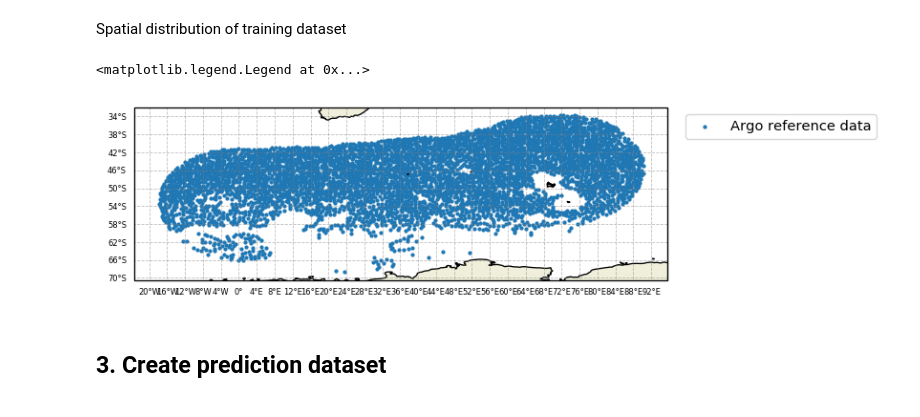
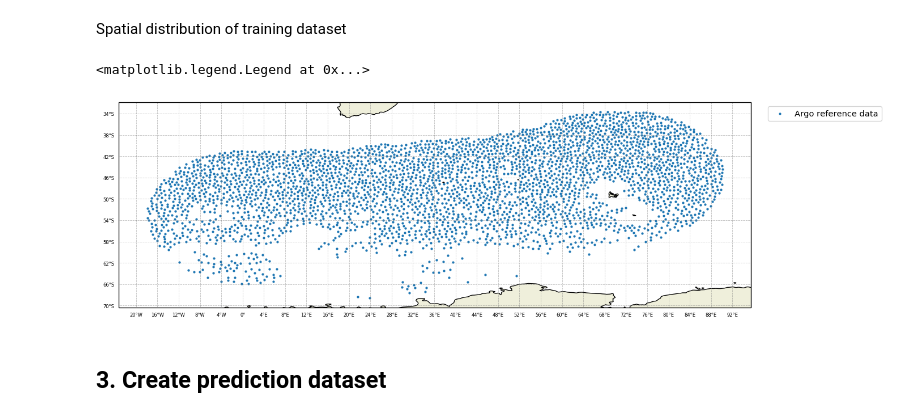
Before and after one commit to euroargodev/DMQC-PCM, a Jupyter notebook: PCM-design/Classif_ArgoReferenceDatabase.ipynb, the cells around one changed output. Cells and saved outputs as stored; diff of their text form; code cells hidden in the pictures.

```diff
--- a/PCM-design/Classif_ArgoReferenceDatabase.ipynb
+++ b/PCM-design/Classif_ArgoReferenceDatabase.ipynb
@@ -224,31 +230,31 @@ Spatial distribution of training dataset
 # %%
 #ds_t = ds
 proj=ccrs.PlateCarree()
 subplot_kw = {'projection': proj}
 fig, ax = plt.subplots(nrows=1, ncols=1, figsize=(
-            6, 6), dpi=120, facecolor='w', edgecolor='k', subplot_kw=subplot_kw)
+            12, 12), dpi=120, facecolor='w', edgecolor='k', subplot_kw=subplot_kw)
 
 p1 = ax.scatter(ds_t['long'], ds_t['lat'], s=3, transform=proj, label='Argo reference data')
 
 land_feature = cfeature.NaturalEarthFeature(
             category='physical', name='land', scale='50m', facecolor=[0.9375, 0.9375, 0.859375])
 ax.add_feature(land_feature, edgecolor='black')
 
 defaults = {'linewidth': .5, 'color': 'gray', 'alpha': 0.5, 'linestyle': '--'}
 gl = ax.gridlines(crs=ax.projection,draw_labels=True, **defaults)
 gl.xlocator = mticker.FixedLocator(np.arange(-180, 180+1, 4))
 gl.ylocator = mticker.FixedLocator(np.arange(-90, 90+1, 4))
 gl.xformatter = LONGITUDE_FORMATTER
 gl.yformatter = LATITUDE_FORMATTER
 gl.xlabel_style = {'fontsize': 5}
 gl.ylabel_style = {'fontsize': 5}
 gl.xlabels_top = False
 gl.ylabels_right = False
 
 plt.legend(bbox_to_anchor=(1.02, 1), loc='upper left')
 # %% [output]
 <matplotlib.legend.Legend at 0x...>
-[figure, old version]
+[figure, new version]
 # %% [markdown]
 ## 3. Create prediction dataset
 # %% [markdown]
```
Also changed, not shown: parts of 23 cells of this notebook, 3 other files.
